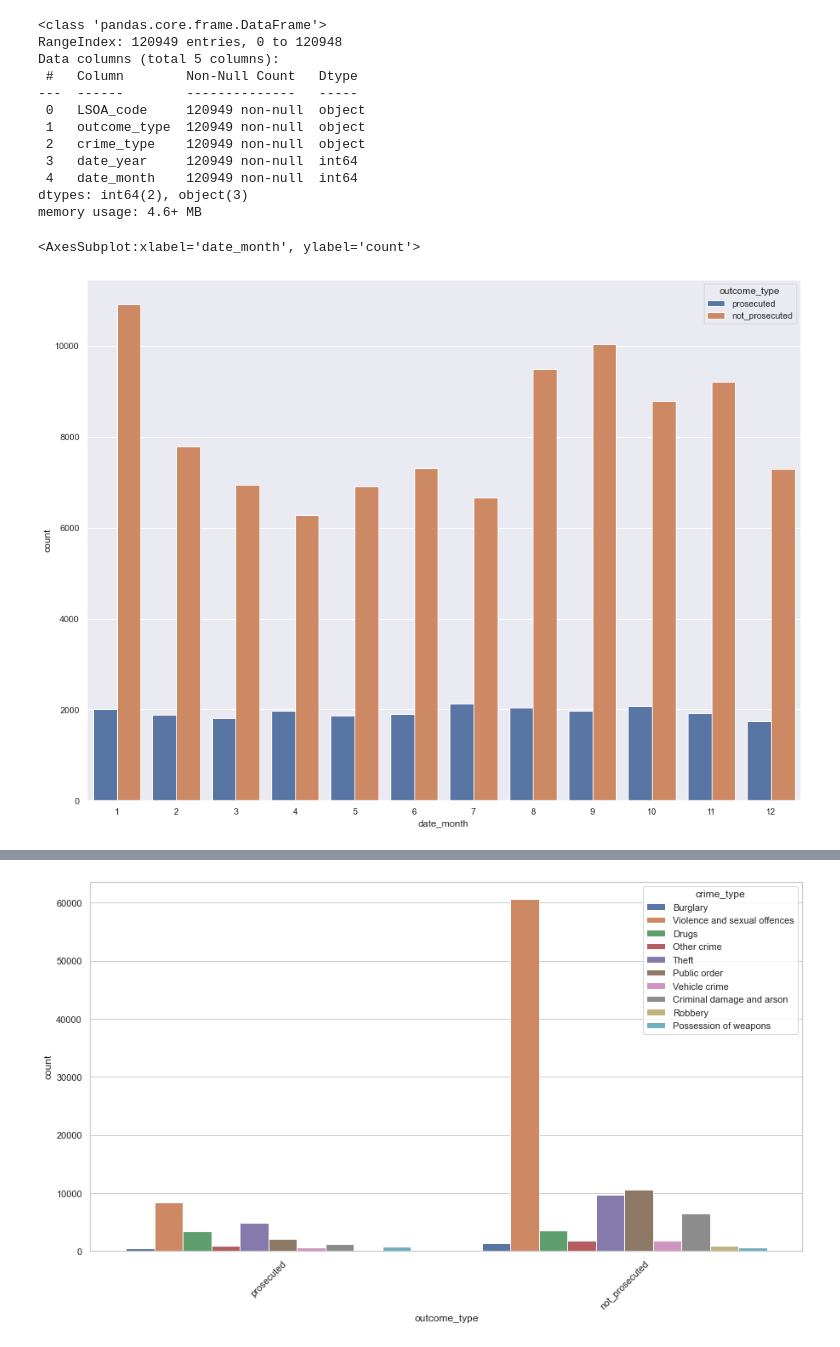
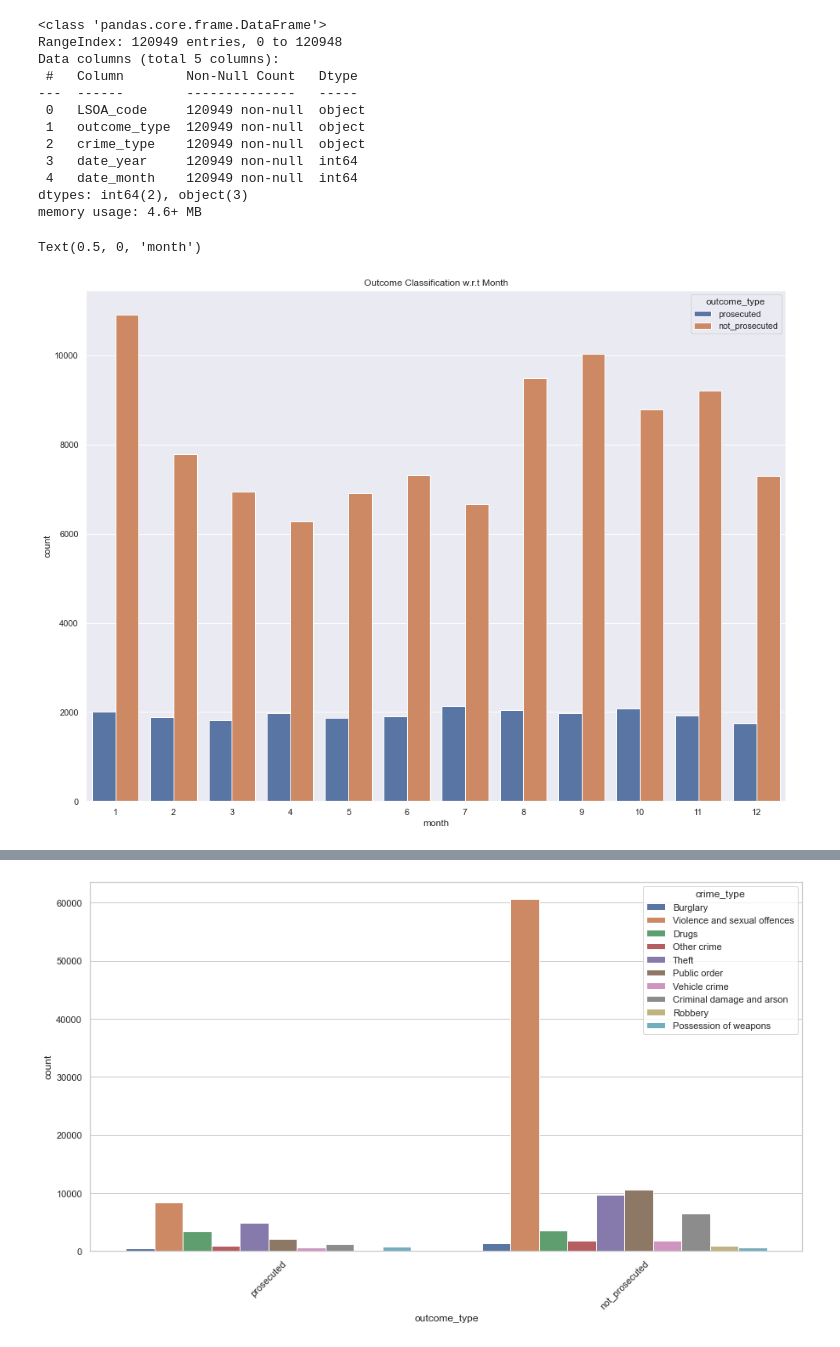
Before and after one commit to saquibmohiuddin/Hertfordshire-Constabulary, a Jupyter notebook: codes/three_years_de-1-hot.ipynb, the cells around one changed output, grey strips where cells are left out. Cells and saved outputs as stored; diff of their text form; code cells hidden in the pictures.

```diff
--- a/codes/three_years_de-1-hot.ipynb
+++ b/codes/three_years_de-1-hot.ipynb
@@ -489,9 +546,11 @@ memory usage: 4.6+ MB
 # %%
 sns.set(rc={"figure.figsize":(16, 12)})
 sns.countplot(data = df, x = "date_month", hue=df["outcome_type"])
+plt.title("Outcome Classification w.r.t Month")
+plt.xlabel("month")
 # %% [output]
-<AxesSubplot:xlabel='date_month', ylabel='count'>
+Text(0.5, 0, 'month')
-[figure, old version]
+[figure, new version]
 # %%
 sns.set(rc={"figure.figsize":(8, 6)})
 sns.countplot(data = df, x = "date_month")
```
Also changed, not shown: parts of 9 cells of this notebook, 14 other files.
